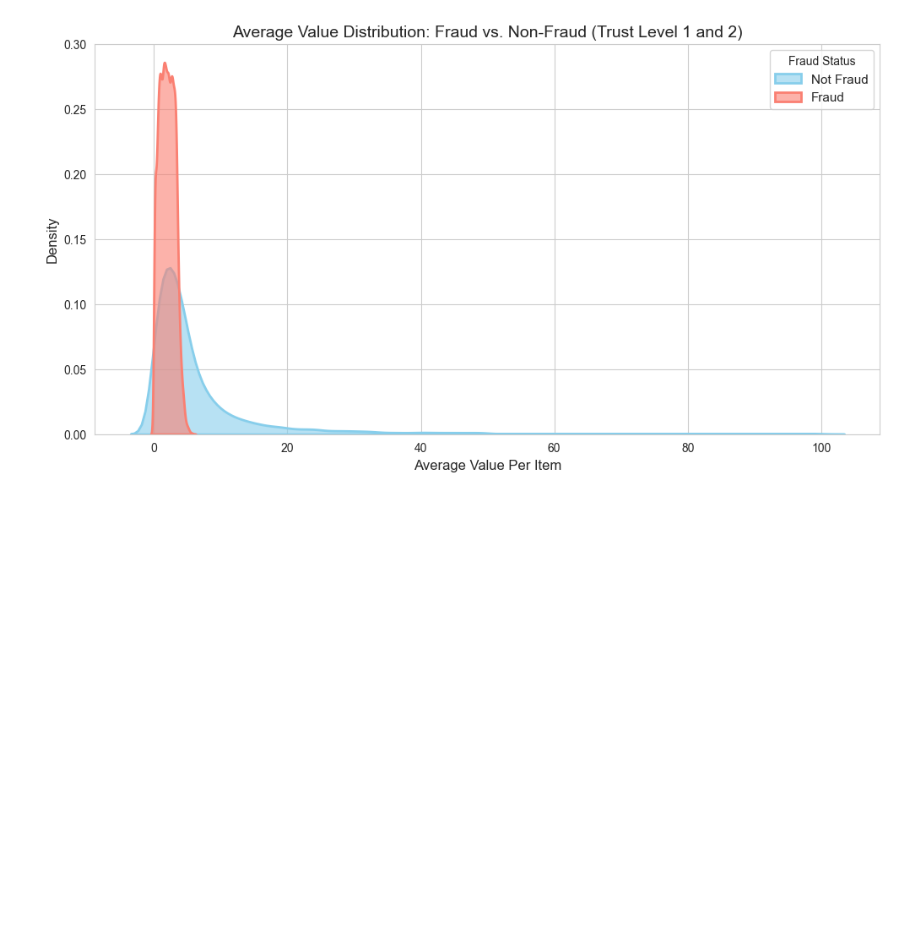
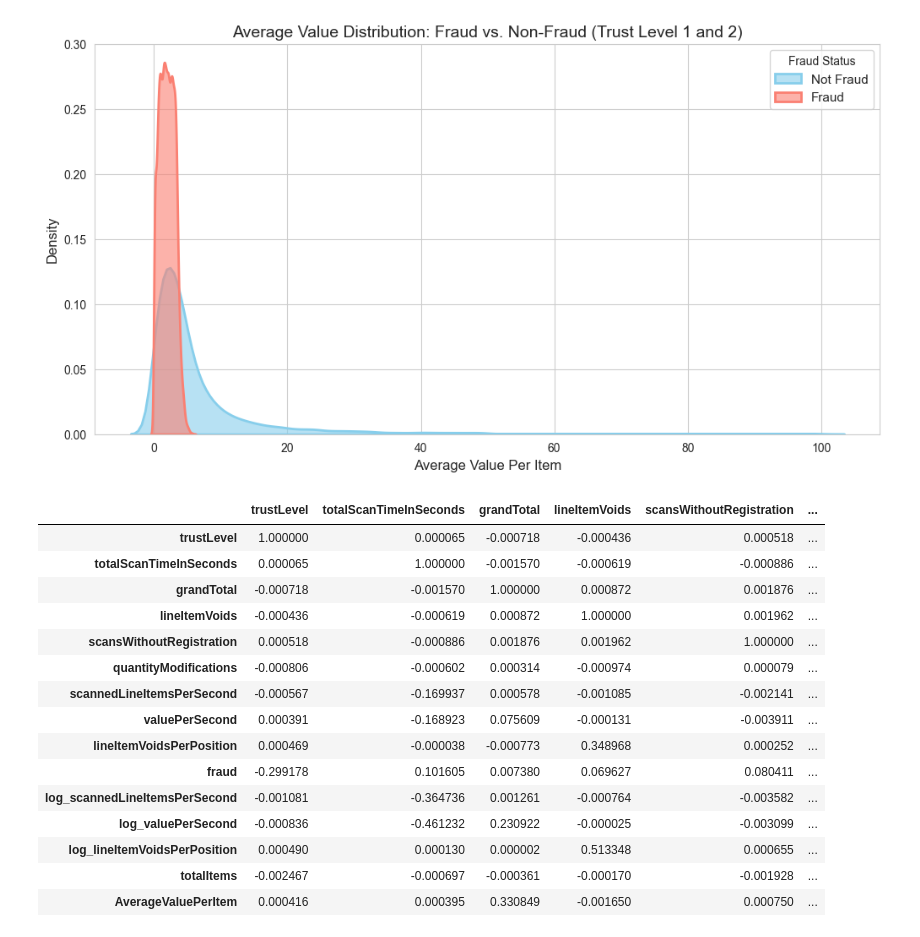
Before and after one commit to Jibincodes/AnalyticsProject2025, a Jupyter notebook: src/analysis.ipynb, the cells around one changed output. Saved outputs shown, nothing was run; the diff lists cells and outputs as text; code cells hidden in the pictures; blank space fills up the shorter version.

Commit message:
correlation

```diff
--- a/src/analysis.ipynb
+++ b/src/analysis.ipynb
@@ -936,3 +936,23 @@ plt.legend(title='Fraud Status', loc='upper right', fontsize=11)
 plt.show()
 # %% [output]
 [figure]
+# %%
+# checking for the correlation between the variables
+df.corr()
+# %% [output]
+|  | trustLevel | totalScanTimeInSeconds | grandTotal | lineItemVoids | scansWithoutRegistration | ... |
+| trustLevel | 1.000000 | 0.000065 | -0.000718 | -0.000436 | 0.000518 | ... |
+| totalScanTimeInSeconds | 0.000065 | 1.000000 | -0.001570 | -0.000619 | -0.000886 | ... |
+| grandTotal | -0.000718 | -0.001570 | 1.000000 | 0.000872 | 0.001876 | ... |
+| lineItemVoids | -0.000436 | -0.000619 | 0.000872 | 1.000000 | 0.001962 | ... |
+| scansWithoutRegistration | 0.000518 | -0.000886 | 0.001876 | 0.001962 | 1.000000 | ... |
+| quantityModifications | -0.000806 | -0.000602 | 0.000314 | -0.000974 | 0.000079 | ... |
+| scannedLineItemsPerSecond | -0.000567 | -0.169937 | 0.000578 | -0.001085 | -0.002141 | ... |
+| valuePerSecond | 0.000391 | -0.168923 | 0.075609 | -0.000131 | -0.003911 | ... |
+| lineItemVoidsPerPosition | 0.000469 | -0.000038 | -0.000773 | 0.348968 | 0.000252 | ... |
+| fraud | -0.299178 | 0.101605 | 0.007380 | 0.069627 | 0.080411 | ... |
+| log_scannedLineItemsPerSecond | -0.001081 | -0.364736 | 0.001261 | -0.000764 | -0.003582 | ... |
+| log_valuePerSecond | -0.000836 | -0.461232 | 0.230922 | -0.000025 | -0.003099 | ... |
+| log_lineItemVoidsPerPosition | 0.000490 | 0.000130 | 0.000002 | 0.513348 | 0.000655 | ... |
+| totalItems | -0.002467 | -0.000697 | -0.000361 | -0.000170 | -0.001928 | ... |
+| AverageValuePerItem | 0.000416 | 0.000395 | 0.330849 | -0.001650 | 0.000750 | ... |
```
